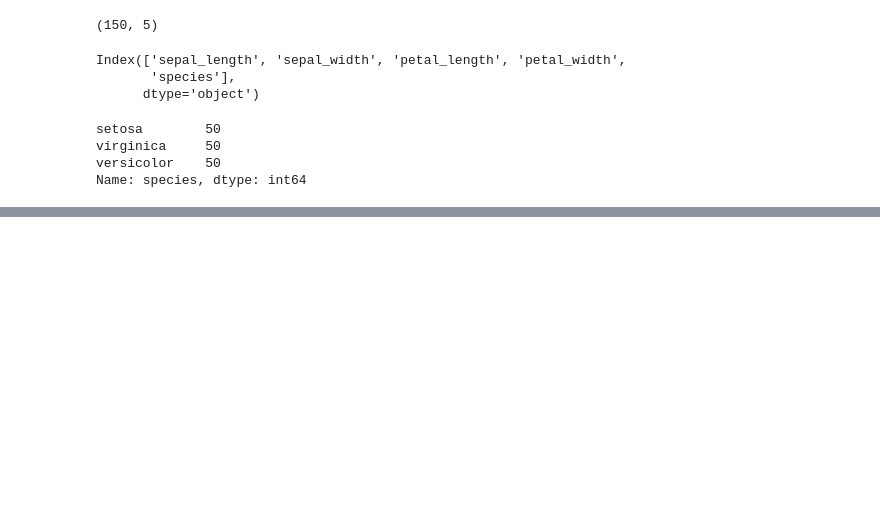
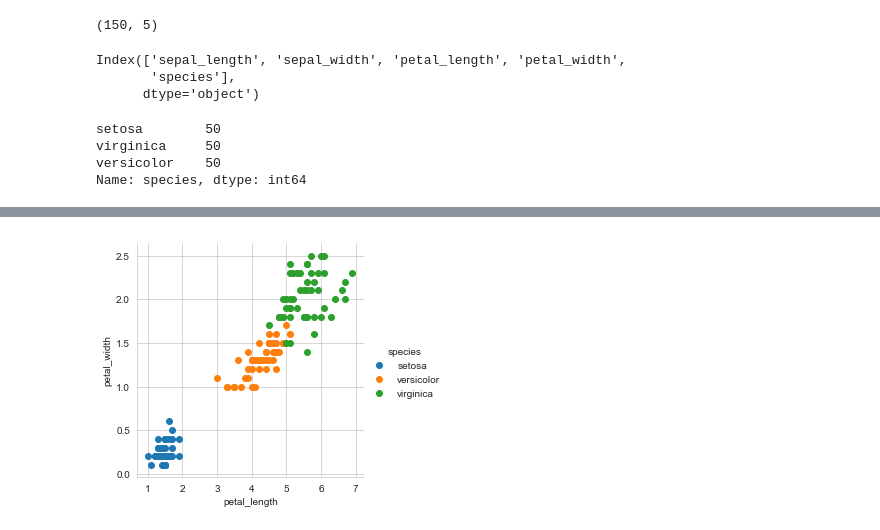
Before and after one commit to rishavhack/Machine-Learning-Using-Python, a Jupyter notebook: Plotting for exploratory data analysis (EDA)/Introduction to IRIS dataset and 2D scatter plot.ipynb, the cells around one changed output, grey strips where cells are left out. Cells and saved outputs as stored; diff of their text form; code cells hidden in the pictures; blank space fills up the shorter version.

```diff
--- a/Plotting for exploratory data analysis (EDA)/Introduction to IRIS dataset and 2D scatter plot.ipynb
+++ b/Plotting for exploratory data analysis (EDA)/Introduction to IRIS dataset and 2D scatter plot.ipynb
@@ -24,0 +63,8 @@ Name: species, dtype: int64
+# %%
+sns.set_style("whitegrid");
+sns.FacetGrid(iris,hue="species",size=4) \
+    .map(plt.scatter,"petal_length","petal_width") \
+    .add_legend()
+plt.show()
+# %% [output]
+[figure, added]
```
Also changed, not shown: parts of 6 cells of this notebook.
